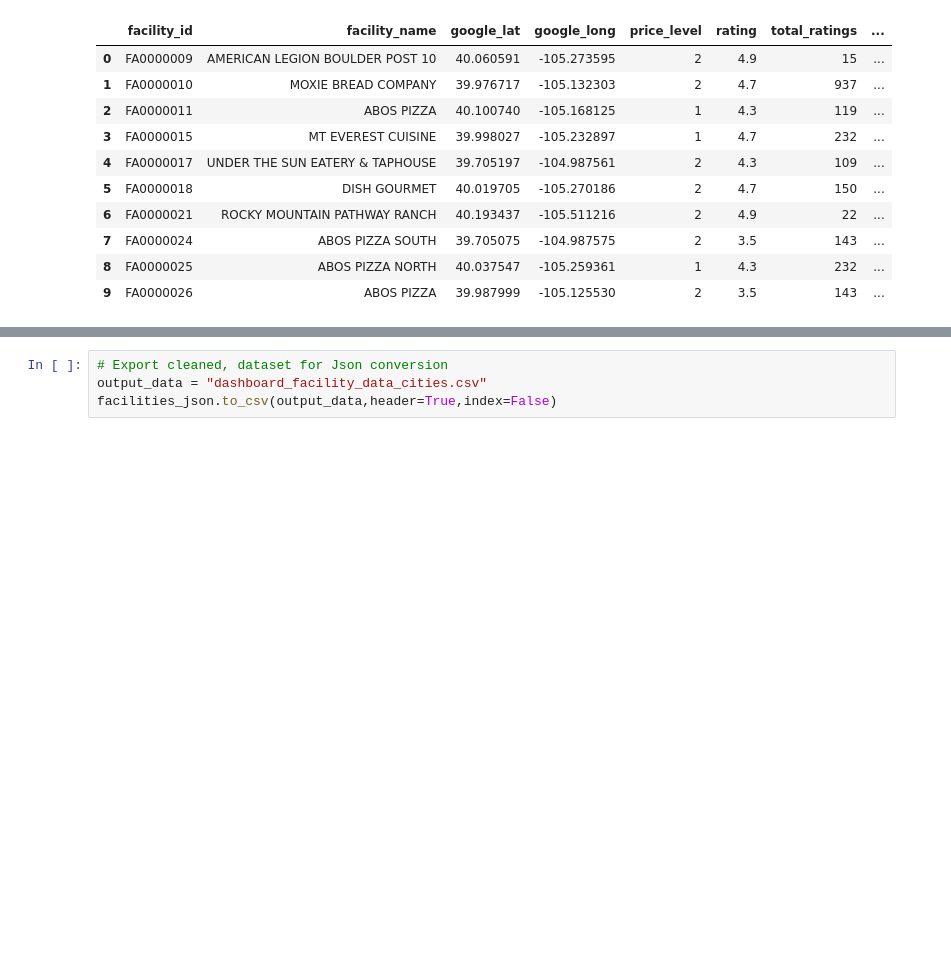
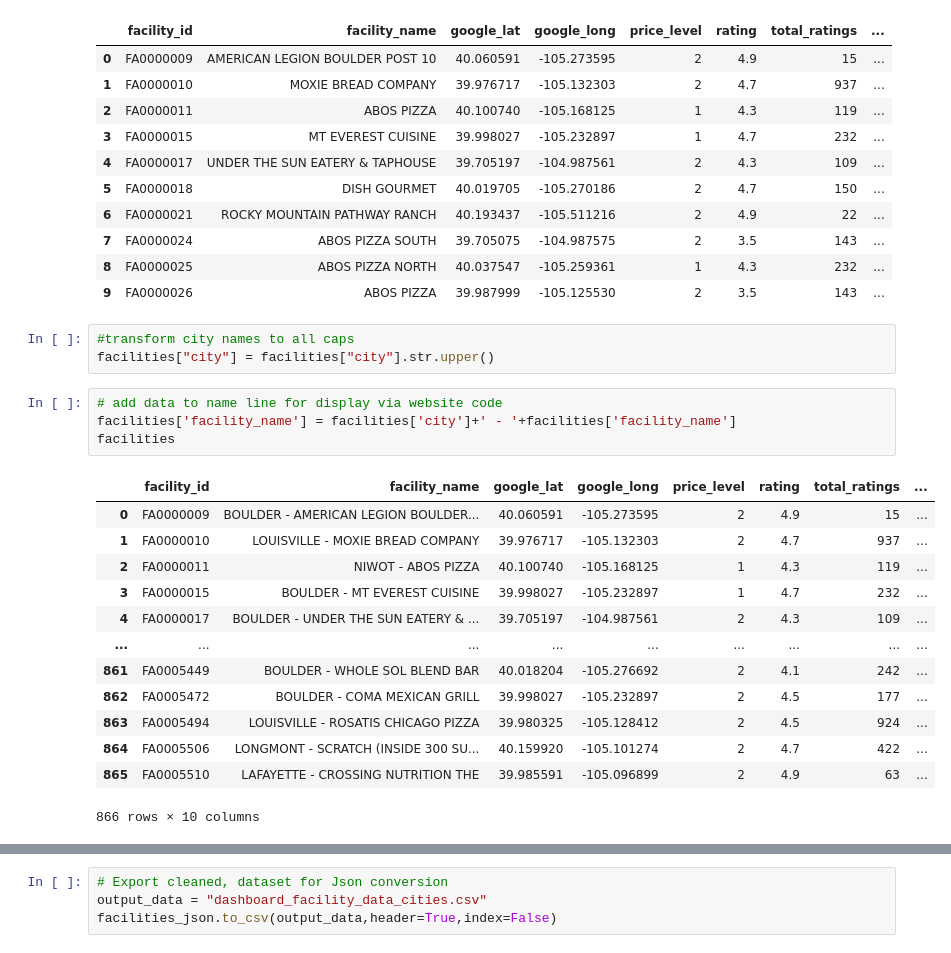
Before and after one commit to kchavez05/boulder-co-health, a Jupyter notebook: Data_Prep/Tableau_cities.ipynb, the cells around one changed output, grey strips where cells are left out. Cells and saved outputs as stored; diff of their text form; blank space fills up the shorter version.

```diff
--- a/Data_Prep/Tableau_cities.ipynb
+++ b/Data_Prep/Tableau_cities.ipynb
@@ -95,3 +95,24 @@ facilities.head(10)
 | 7 | FA0000024 | ABOS PIZZA SOUTH | 39.705075 | -104.987575 | 2 | 3.5 | 143 | ... |
 | 8 | FA0000025 | ABOS PIZZA NORTH | 40.037547 | -105.259361 | 1 | 4.3 | 232 | ... |
 | 9 | FA0000026 | ABOS PIZZA | 39.987999 | -105.125530 | 2 | 3.5 | 143 | ... |
+# %%
+#transform city names to all caps
+facilities["city"] = facilities["city"].str.upper()
+# %%
+# add data to name line for display via website code
+facilities['facility_name'] = facilities['city']+' - '+facilities['facility_name']
+facilities
+# %% [output]
+|  | facility_id | facility_name | google_lat | google_long | price_level | rating | total_ratings | ... |
+| 0 | FA0000009 | BOULDER - AMERICAN LEGION BOULDER... | 40.060591 | -105.273595 | 2 | 4.9 | 15 | ... |
+| 1 | FA0000010 | LOUISVILLE - MOXIE BREAD COMPANY | 39.976717 | -105.132303 | 2 | 4.7 | 937 | ... |
+| 2 | FA0000011 | NIWOT - ABOS PIZZA | 40.100740 | -105.168125 | 1 | 4.3 | 119 | ... |
+| 3 | FA0000015 | BOULDER - MT EVEREST CUISINE | 39.998027 | -105.232897 | 1 | 4.7 | 232 | ... |
+| 4 | FA0000017 | BOULDER - UNDER THE SUN EATERY & ... | 39.705197 | -104.987561 | 2 | 4.3 | 109 | ... |
+| ... | ... | ... | ... | ... | ... | ... | ... | ... |
+| 861 | FA0005449 | BOULDER - WHOLE SOL BLEND BAR | 40.018204 | -105.276692 | 2 | 4.1 | 242 | ... |
+| 862 | FA0005472 | BOULDER - COMA MEXICAN GRILL | 39.998027 | -105.232897 | 2 | 4.5 | 177 | ... |
+| 863 | FA0005494 | LOUISVILLE - ROSATIS CHICAGO PIZZA | 39.980325 | -105.128412 | 2 | 4.5 | 924 | ... |
+| 864 | FA0005506 | LONGMONT - SCRATCH (INSIDE 300 SU... | 40.159920 | -105.101274 | 2 | 4.7 | 422 | ... |
+| 865 | FA0005510 | LAFAYETTE - CROSSING NUTRITION THE | 39.985591 | -105.096899 | 2 | 4.9 | 63 | ... |
+866 rows × 10 columns
```
Also changed, not shown: parts of 7 cells of this notebook, 3 other files.
